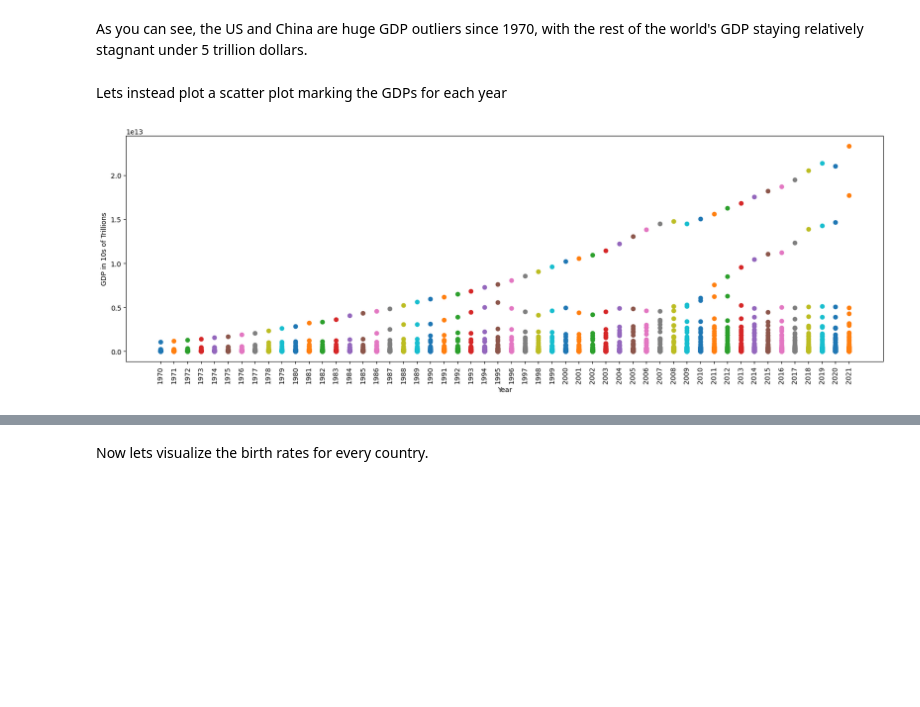
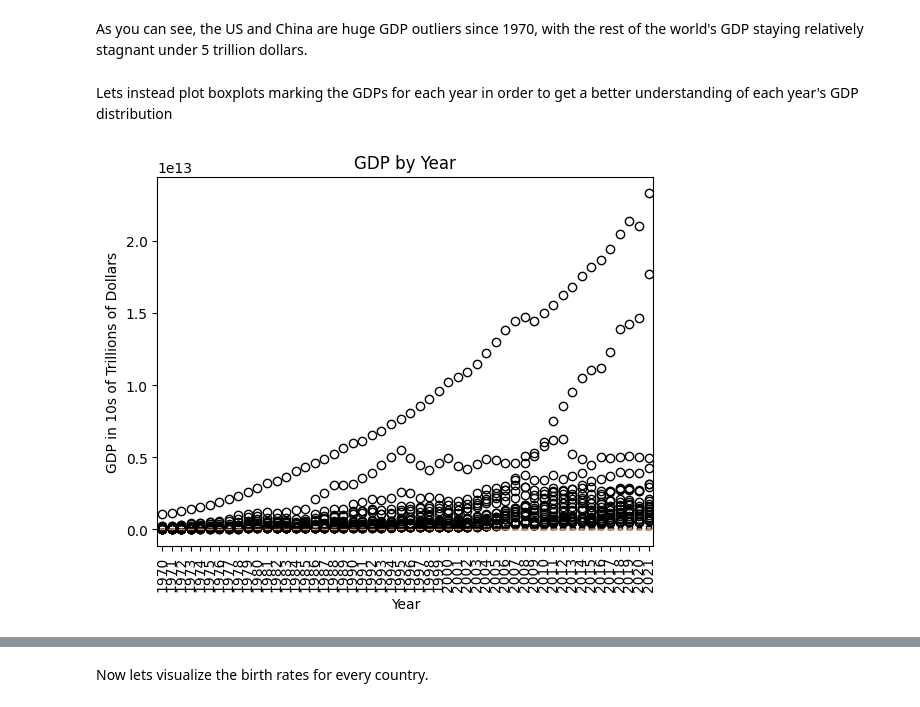
Before and after one commit to iglesias-johnluke/iglesias-johnluke.github.io, a Jupyter notebook: tutorial.ipynb, the cells around one changed output, grey strips where cells are left out. Saved outputs shown, nothing was run; the diff lists cells and outputs as text; code cells hidden in the pictures; blank space fills up the shorter version.

Commit message:
boxplots

```diff
--- a/tutorial.ipynb
+++ b/tutorial.ipynb
@@ -337,30 +337,35 @@ plt.show()
 As you can see, the US and China are huge GDP outliers since 1970, with the rest
  of the world's GDP staying relatively stagnant under 5  trillion dollars.
 # %% [markdown]
-Lets instead plot a scatter plot marking the GDPs for each year
+Lets instead plot boxplots marking the GDPs for each year in order
+to get a better understanding of each year's GDP distribution
-# %%
-import matplotlib.pyplot as plt
-
-# group the data by year
-grouped = countryDF.groupby('year')
-
-# create a figure and axis
-fig, ax = plt.subplots(figsize=(20, 6))
-
-# loop through each group and plot as scatter plot
-for name, group in grouped:
-    ax.scatter(group['year'], group['gdp'], label=name)
-
-# set the x-axis label and rotate the tick labels
-ax.set_xlabel('Year')
-plt.xticks(rotation=90)
-
-# set the y-axis label
-ax.set_ylabel('GDP in 10s of Trillions')
-
-
-
-# show the plot
-plt.show()
-# %% [output]
-[figure, removed]
+# %%
+
+# Filter out rows with missing GDP values
+filtered_df = countryDF.dropna(subset=['gdp'])
+
+# Group the data by year
+grouped_df = filtered_df.groupby('year')
+
+# Create a list to store the GDP values for each year
+data = []
+
+# Iterate over each year and append GDP values to the data list
+for year, group in grouped_df:
+    data.append(group['gdp'])
+
+# Create a boxplot for each year
+plt.boxplot(data)
+
+# Set the x-axis labels to the year values and rotate them by 90 degrees
+plt.xticks(range(1, len(grouped_df) + 1), [str(year) for year, _ in grouped_df], rotation=90)
+
+# Add labels and title to the plot
+plt.xlabel('Year')
+plt.ylabel('GDP in 10s of Trillions of Dollars')
+plt.title('GDP by Year')
+
+# Show the plot
+plt.show()
+# %% [output]
+[figure, added]
```
Also changed, not shown: parts of 7 cells of this notebook.
